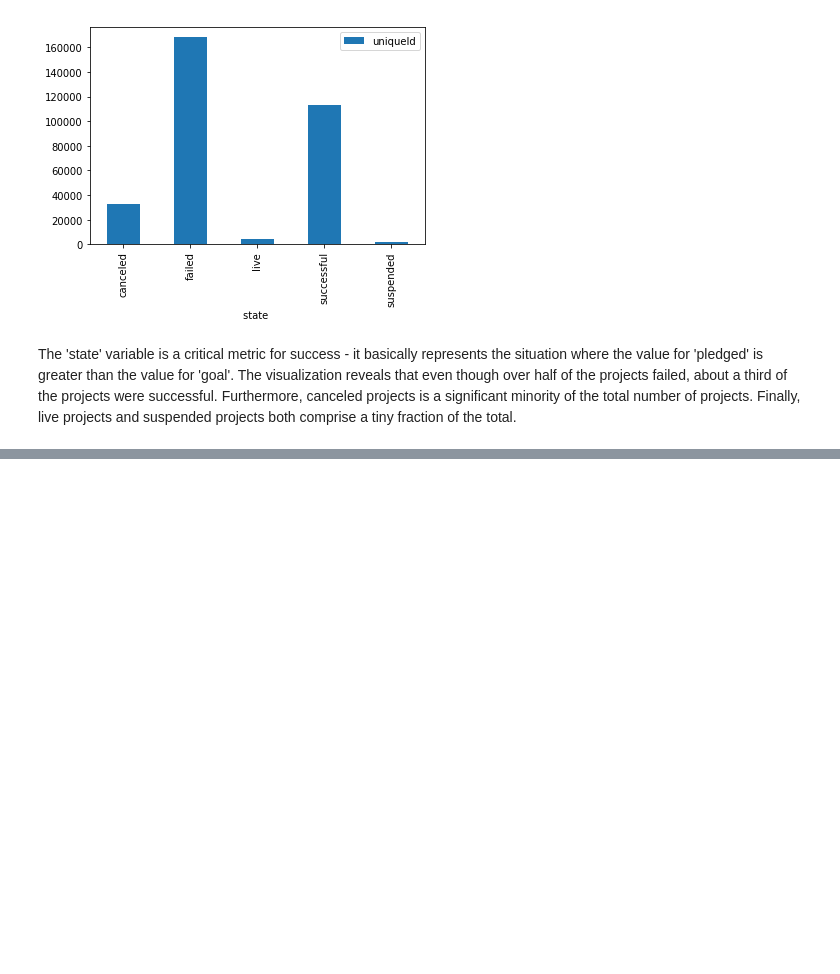
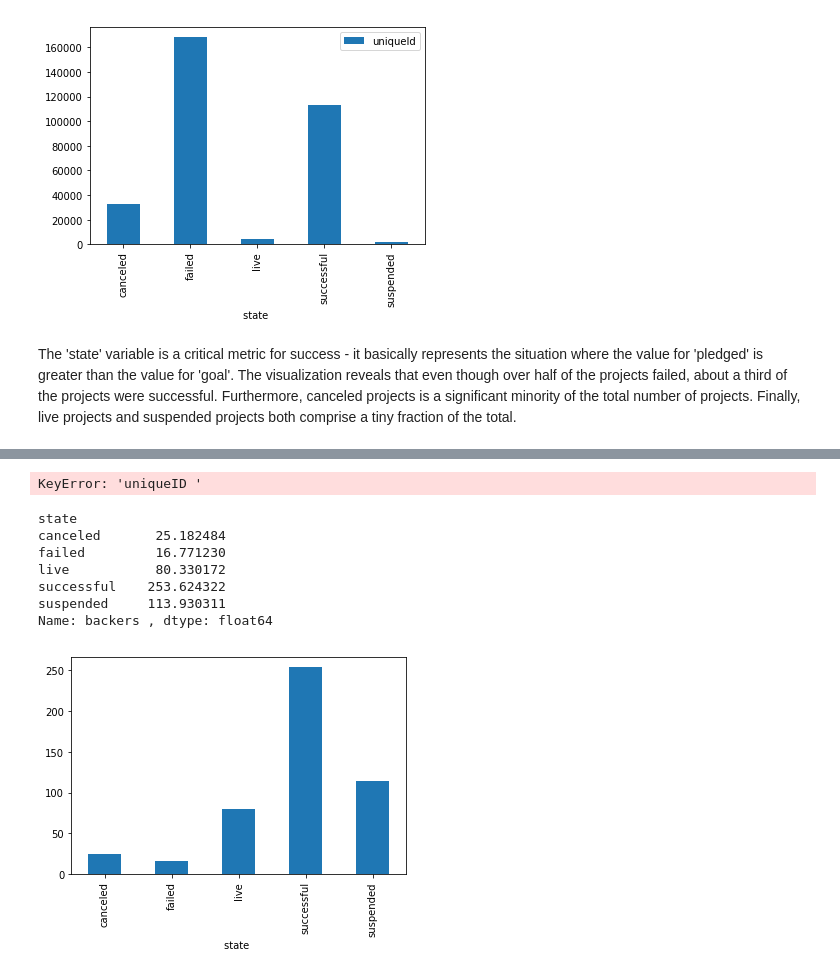
Before and after one commit to BryanCikatz/msds7331_project1, a Jupyter notebook: visualizations_bryan.ipynb, the cells around one changed output, grey strips where cells are left out. Cells and saved outputs as stored; diff of their text form; code cells hidden in the pictures; blank space fills up the shorter version.

```diff
--- a/visualizations_bryan.ipynb
+++ b/visualizations_bryan.ipynb
@@ -173,0 +227,23 @@ The 'state' variable is a critical metric for success - it basically represents
+# %%
+category_mean = df.groupby(['main_category ']).mean()
+del category_mean['uniqueID ']
+print(category_mean)
+# %% [output]
+KeyError: 'uniqueID '
+# %%
+#success and backers
+mean_by_state = df.groupby(['state ']).mean()
+mean_by_state_backers = mean_by_state['backers ']
+# %%
+plt.figure();
+mean_by_state_backers.plot(kind='bar')
+print(mean_by_state_backers)
+# %% [output]
+state
+canceled       25.182484
+failed         16.771230
+live           80.330172
+successful    253.624322
+suspended     113.930311
+Name: backers , dtype: float64
+[figure, added]
```
Also changed, not shown: parts of 15 cells of this notebook.
